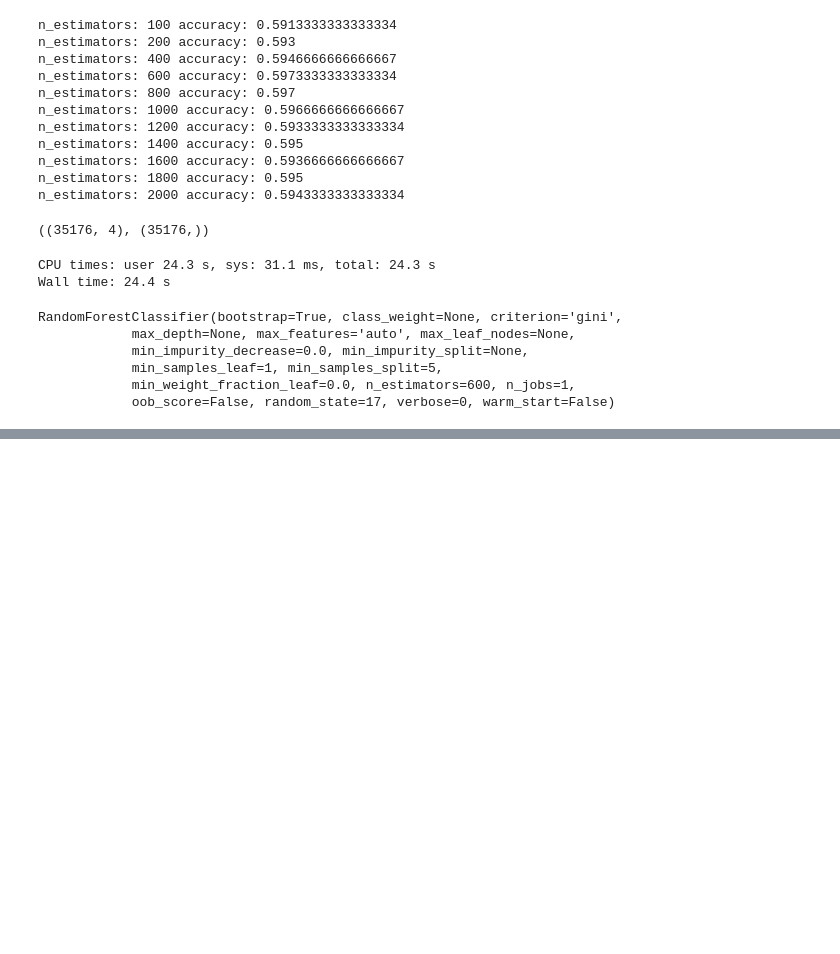
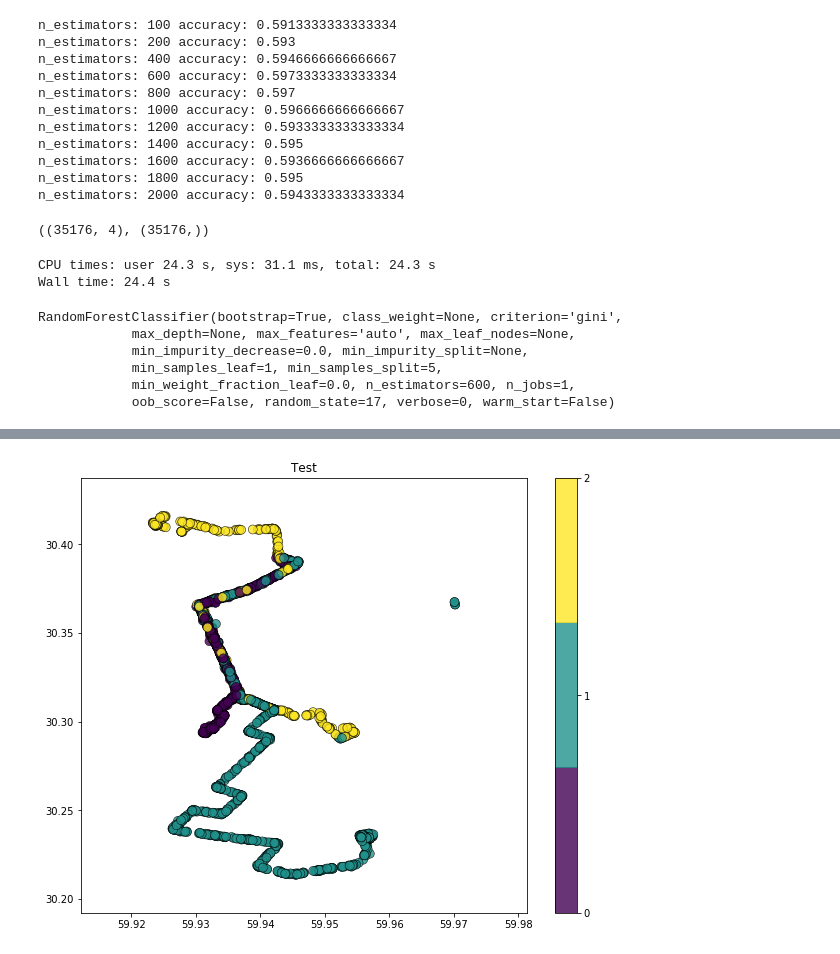
Before and after one commit to default2406/ML-PM-PU, a Jupyter notebook: transport classification.ipynb, the cells around one changed output, grey strips where cells are left out. Cells and saved outputs as stored; diff of their text form; code cells hidden in the pictures; blank space fills up the shorter version.

```diff
--- a/transport classification.ipynb
+++ b/transport classification.ipynb
@@ -820,0 +999,7 @@ with open(os.path.join('data', 'transport_subm4.csv'), 'w') as f:
+# %%
+forest = RandomForestClassifier(n_estimators=2000, min_samples_split=5, min_samples_leaf=1, random_state=17)
+# %%
+y_unlabeled = unlabeled_data_th09['label'].values
+X_full_train = np.vstack((labeled_data[['log', 'lat', 'request_ts', 'trans_ts', 'minute']].values,
+                          unlabeled_data_th09[['log', 'lat', 'request_ts', 'trans_ts', 'minute']].values))
+y_full_train = np.concatenate((labels, y_unlabeled))
@@ -820,0 +1010,3 @@ with open(os.path.join('data', 'transport_subm4.csv'), 'w') as f:
+# %%
+%%time
+forest.fit(X_full_train, y_full_train)
@@ -820,0 +1022,13 @@ with open(os.path.join('data', 'transport_subm4.csv'), 'w') as f:
+# %%
+y_pred = forest.predict(test_data[['log', 'lat', 'request_ts', 'trans_ts', 'minute']].values) #
+with open(os.path.join('data', 'transport_subm5.csv'), 'w') as f:
+    f.write('\n'.join([str(y) for y in y_pred]))
+# %%
+fig = plt.figure(figsize=(10, 8))
+cmap = plt.get_cmap('viridis', 3)
+plt.scatter(test_data['lat'], test_data['log'], edgecolors='black',
+            c=y_pred, linewidth=0.6, alpha=0.8, s=80, cmap=cmap)
+plt.colorbar(ticks=[0, 1, 2])
+plt.title('Test');
+# %% [output]
+[figure, added]
```
Also changed, not shown: parts of 23 cells of this notebook.
